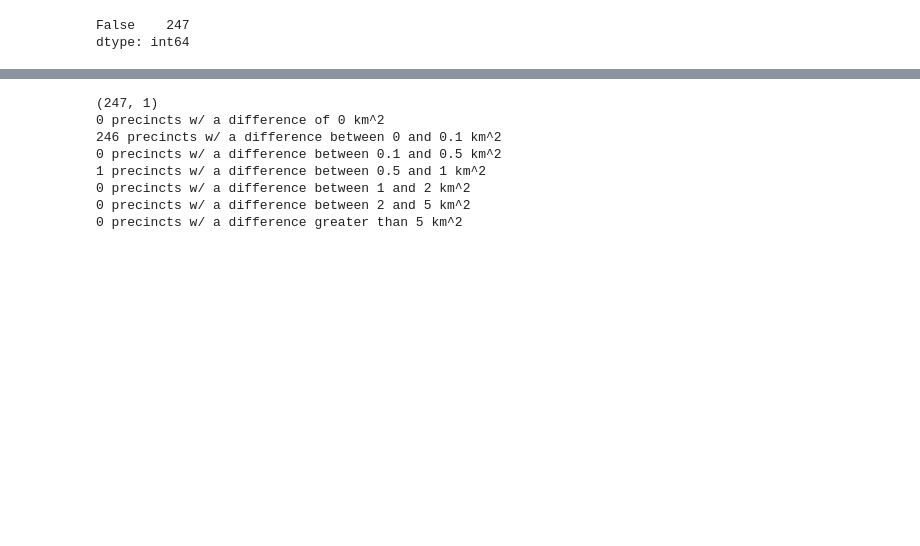
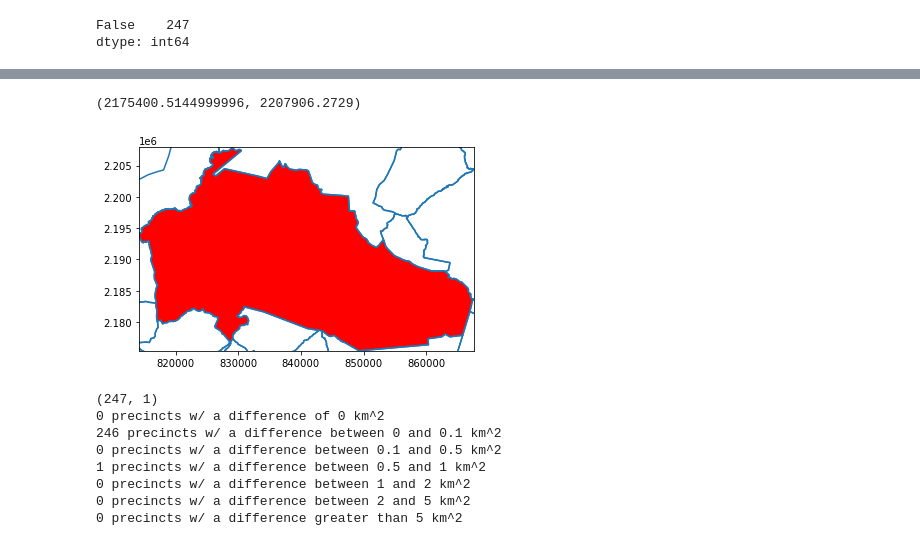
Before and after one commit to nonpartisan-redistricting-datahub/pdv-hi, a Jupyter notebook: vest-hi-2016/vest_hi_2016.ipynb, the cells around one changed output, grey strips where cells are left out. Drawn from its saved outputs; the diff is of its cells as text; code cells hidden in the pictures; blank space fills up the shorter version.

```diff
--- a/vest-hi-2016/vest_hi_2016.ipynb
+++ b/vest-hi-2016/vest_hi_2016.ipynb
@@ -434,3 +453,12 @@ for i in range(0,len(source_geoms)):
+# %%
+ax = gdfv.boundary.plot()
+gdfv[gdfv["precinct"]=="07-01"].plot(ax = ax,color="red")
+minx, miny, maxx, maxy = gdfv[gdfv["precinct"]=="07-01"].total_bounds
+ax.set_xlim(minx, maxx)
+ax.set_ylim(miny, maxy)
+# %% [output]
+(2175400.5144999996, 2207906.2729)
+[figure, added]
 # %%
 df = pd.DataFrame(area_list)
 print(df.shape)
```
Also changed, not shown: parts of 9 cells of this notebook.
